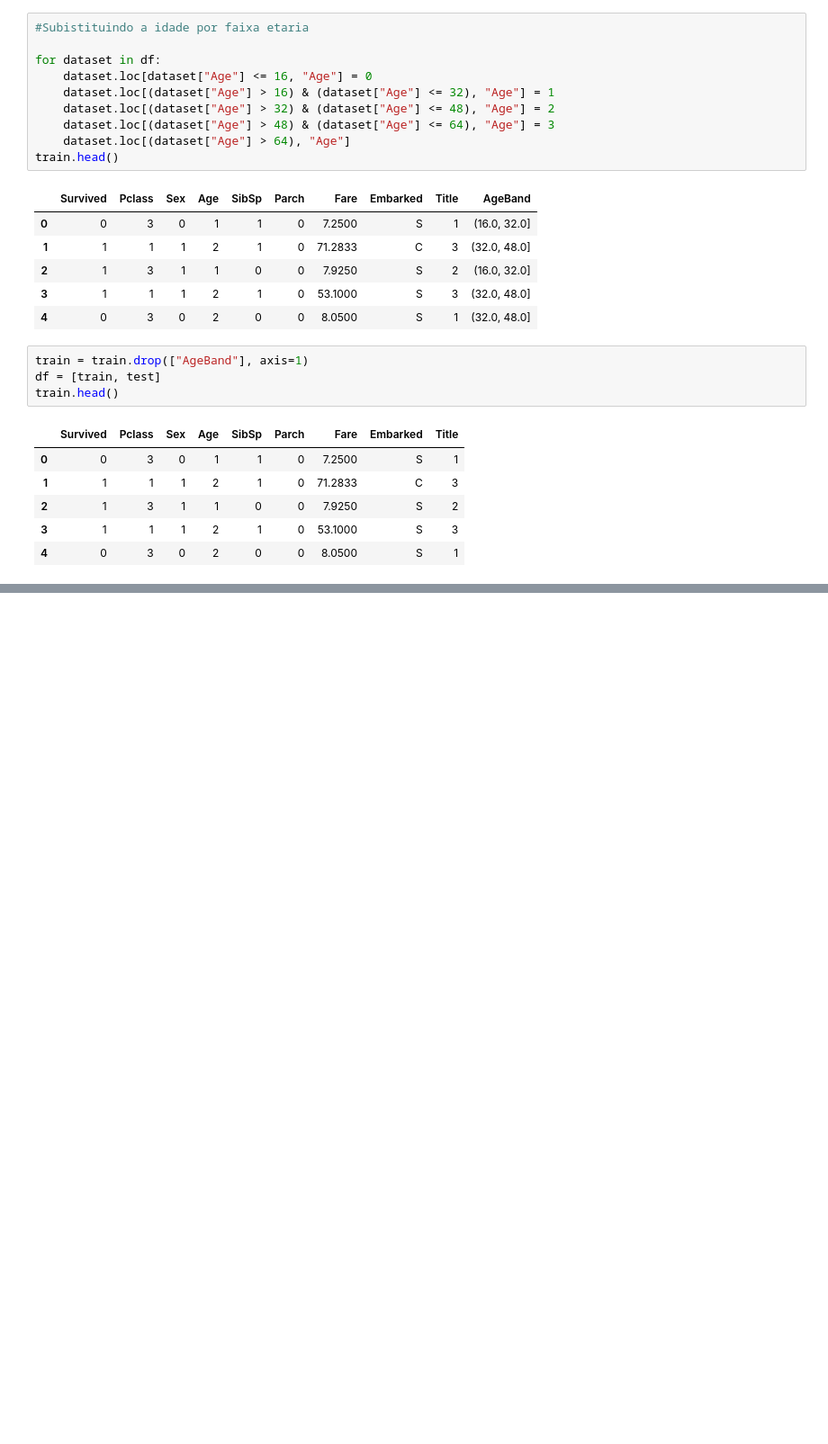
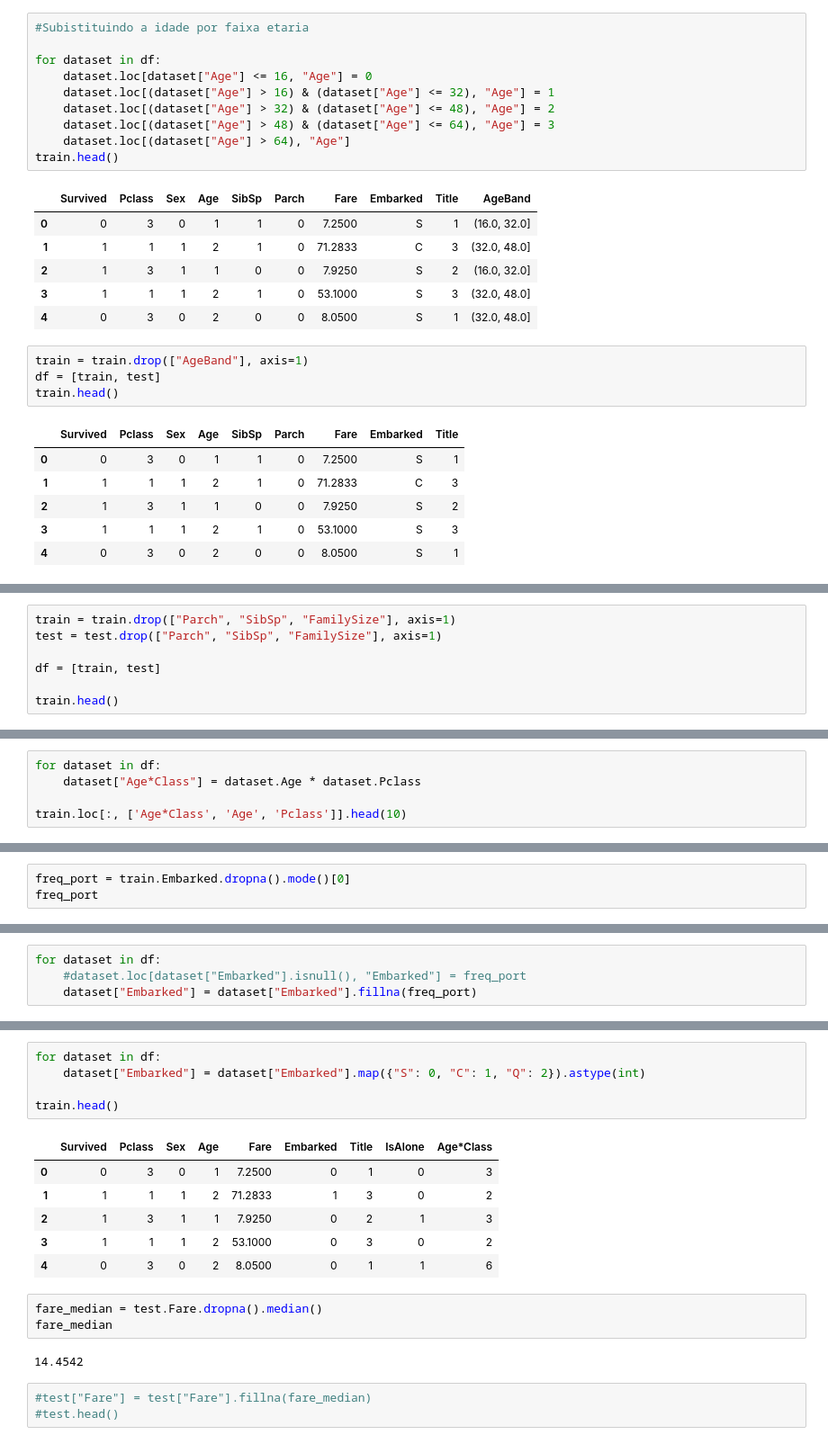
Before and after one commit to manassesj/kaggle, a Jupyter notebook: code/titanic_disaster.ipynb, the cells around one changed output, grey strips where cells are left out. Shown at 90% size. Saved outputs shown, nothing was run; the diff lists cells and outputs as text; blank space fills up the shorter version.

```diff
--- a/code/titanic_disaster.ipynb
+++ b/code/titanic_disaster.ipynb
@@ -302,0 +330,7 @@ train.head()
+# %%
+train = train.drop(["Parch", "SibSp", "FamilySize"], axis=1)
+test = test.drop(["Parch", "SibSp", "FamilySize"], axis=1)
+
+df = [train, test]
+
+train.head()
@@ -302,0 +344,5 @@ train.head()
+# %%
+for dataset in df:
+    dataset["Age*Class"] = dataset.Age * dataset.Pclass
+
+train.loc[:, ['Age*Class', 'Age', 'Pclass']].head(10)
@@ -302,0 +361,3 @@ train.head()
+# %%
+freq_port = train.Embarked.dropna().mode()[0]
+freq_port
@@ -302,0 +366,4 @@ train.head()
+# %%
+for dataset in df:
+    #dataset.loc[dataset["Embarked"].isnull(), "Embarked"] = freq_port
+    dataset["Embarked"] = dataset["Embarked"].fillna(freq_port)
@@ -302,0 +378,20 @@ train.head()
+# %%
+for dataset in df:
+    dataset["Embarked"] = dataset["Embarked"].map({"S": 0, "C": 1, "Q": 2}).astype(int)
+
+train.head()
+# %% [output]
+|  | Survived | Pclass | Sex | Age | Fare | Embarked | Title | IsAlone | Age*Class |
+| 0 | 0 | 3 | 0 | 1 | 7.2500 | 0 | 1 | 0 | 3 |
+| 1 | 1 | 1 | 1 | 2 | 71.2833 | 1 | 3 | 0 | 2 |
+| 2 | 1 | 3 | 1 | 1 | 7.9250 | 0 | 2 | 1 | 3 |
+| 3 | 1 | 1 | 1 | 2 | 53.1000 | 0 | 3 | 0 | 2 |
+| 4 | 0 | 3 | 0 | 2 | 8.0500 | 0 | 1 | 1 | 6 |
+# %%
+fare_median = test.Fare.dropna().median()
+fare_median
+# %% [output]
+14.4542
+# %%
+#test["Fare"] = test["Fare"].fillna(fare_median)
+#test.head()
```
Also changed, not shown: parts of 10 cells of this notebook.
